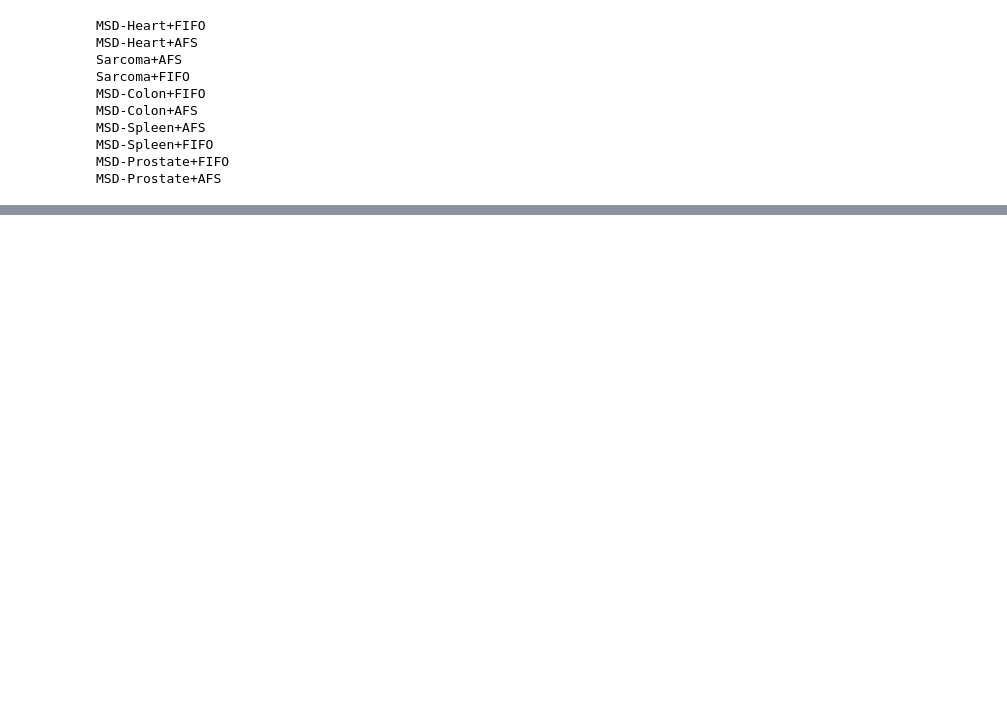
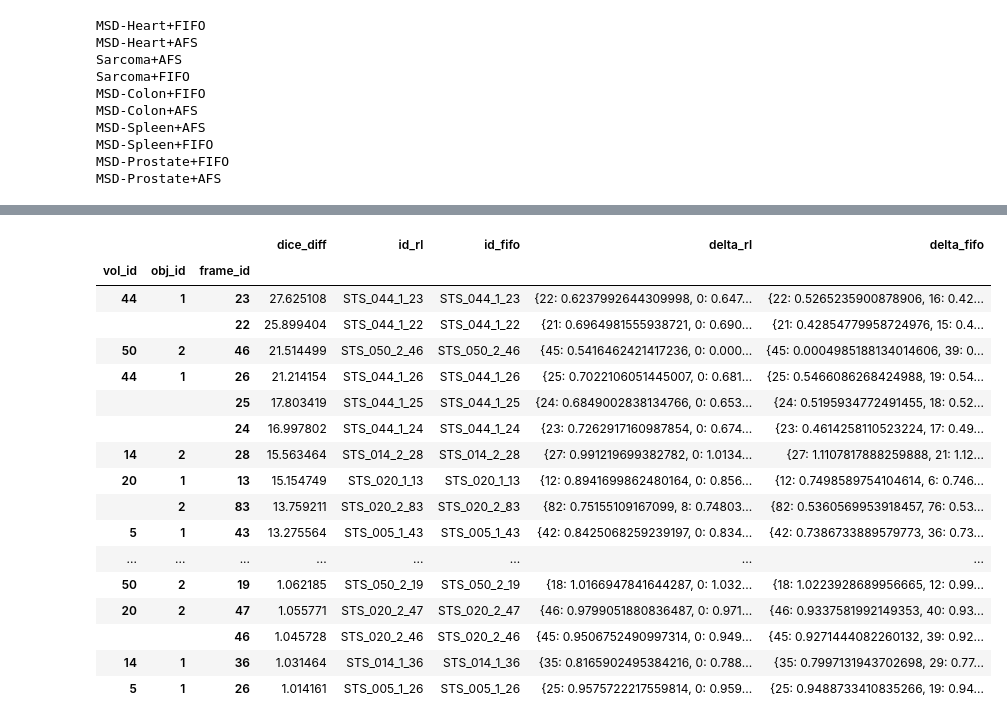
Before and after one commit to UreMine02/DQN-MedSAM2, a Jupyter notebook: ablation_ppo.ipynb, the cells around one changed output, grey strips where cells are left out. Drawn from its saved outputs; the diff is of its cells as text; code cells hidden in the pictures; blank space fills up the shorter version.

```diff
--- a/ablation_ppo.ipynb
+++ b/ablation_ppo.ipynb
@@ -116,3 +121,36 @@ for dataset in np.unique([k.split("+")[0] for k in dfs.keys()]):
+# %%
+display_cols = [
+        "dice_diff",
+        # "dice_rl",
+        # "dice_fifo",
+        "id_rl",
+        "id_fifo",
+        "delta_rl",
+        "delta_fifo",
+        # "drop_frame_rl",
+        # "drop_frame_fifo"
+]
+with pd.option_context('display.max_rows', None, 'display.max_columns', None):
+        display(join_dfs["Sarcoma"].sort_values('dice_diff', ascending=False)[display_cols])
+# %% [output]
+|  |  |  | dice_diff | id_rl | id_fifo | delta_rl | delta_fifo |
+| vol_id | obj_id | frame_id |  |  |  |  |  |
+| 44 | 1 | 23 | 27.625108 | STS_044_1_23 | STS_044_1_23 | {22: 0.6237992644309998, 0: 0.647... | {22: 0.5265235900878906, 16: 0.42... |
+|  |  | 22 | 25.899404 | STS_044_1_22 | STS_044_1_22 | {21: 0.6964981555938721, 0: 0.690... | {21: 0.42854779958724976, 15: 0.4... |
+| 50 | 2 | 46 | 21.514499 | STS_050_2_46 | STS_050_2_46 | {45: 0.5416462421417236, 0: 0.000... | {45: 0.0004985188134014606, 39: 0... |
+| 44 | 1 | 26 | 21.214154 | STS_044_1_26 | STS_044_1_26 | {25: 0.7022106051445007, 0: 0.681... | {25: 0.5466086268424988, 19: 0.54... |
+|  |  | 25 | 17.803419 | STS_044_1_25 | STS_044_1_25 | {24: 0.6849002838134766, 0: 0.653... | {24: 0.5195934772491455, 18: 0.52... |
+|  |  | 24 | 16.997802 | STS_044_1_24 | STS_044_1_24 | {23: 0.7262917160987854, 0: 0.674... | {23: 0.4614258110523224, 17: 0.49... |
+| 14 | 2 | 28 | 15.563464 | STS_014_2_28 | STS_014_2_28 | {27: 0.991219699382782, 0: 1.0134... | {27: 1.1107817888259888, 21: 1.12... |
+| 20 | 1 | 13 | 15.154749 | STS_020_1_13 | STS_020_1_13 | {12: 0.8941699862480164, 0: 0.856... | {12: 0.7498589754104614, 6: 0.746... |
+|  | 2 | 83 | 13.759211 | STS_020_2_83 | STS_020_2_83 | {82: 0.75155109167099, 8: 0.74803... | {82: 0.5360569953918457, 76: 0.53... |
+| 5 | 1 | 43 | 13.275564 | STS_005_1_43 | STS_005_1_43 | {42: 0.8425068259239197, 0: 0.834... | {42: 0.7386733889579773, 36: 0.73... |
+| ... | ... | ... | ... | ... | ... | ... | ... |
+| 50 | 2 | 19 | 1.062185 | STS_050_2_19 | STS_050_2_19 | {18: 1.0166947841644287, 0: 1.032... | {18: 1.0223928689956665, 12: 0.99... |
+| 20 | 2 | 47 | 1.055771 | STS_020_2_47 | STS_020_2_47 | {46: 0.9799051880836487, 0: 0.971... | {46: 0.9337581992149353, 40: 0.93... |
+|  |  | 46 | 1.045728 | STS_020_2_46 | STS_020_2_46 | {45: 0.9506752490997314, 0: 0.949... | {45: 0.9271444082260132, 39: 0.92... |
+| 14 | 1 | 36 | 1.031464 | STS_014_1_36 | STS_014_1_36 | {35: 0.8165902495384216, 0: 0.788... | {35: 0.7997131943702698, 29: 0.77... |
+| 5 | 1 | 26 | 1.014161 | STS_005_1_26 | STS_005_1_26 | {25: 0.9575722217559814, 0: 0.959... | {25: 0.9488733410835266, 19: 0.94... |
 # %%
 # Set publication-quality style
 sns.set_theme(style="whitegrid", font="DejaVu Sans", font_scale=1.2)
```
Also changed, not shown: parts of 8 cells of this notebook, 4 other files.
